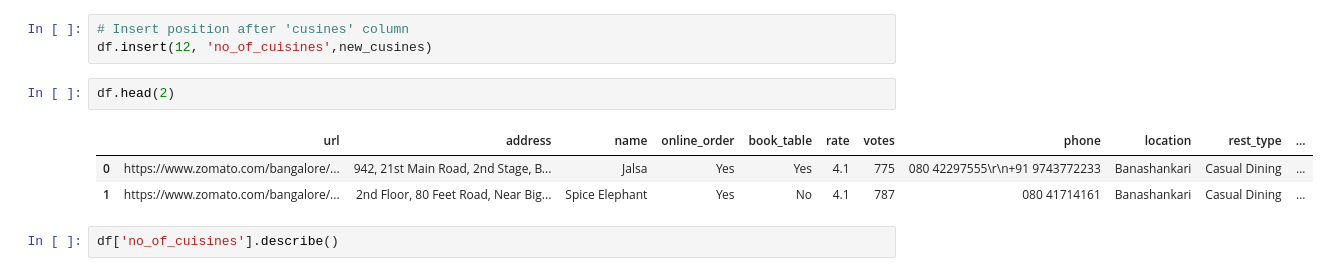
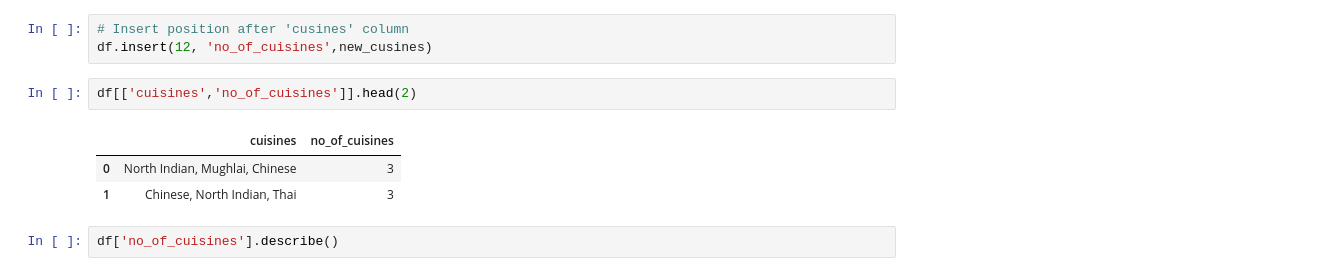
Before and after one commit to KrishKanojia/restaurant-rating-prediction, a Jupyter notebook: notebook/1. EDA RESTAURANT RATING.ipynb, the cells around one changed output. Saved outputs shown, nothing was run; the diff lists cells and outputs as text.

Commit message:
peformed EDA till list_in_type col

```diff
--- a/notebook/1. EDA RESTAURANT RATING.ipynb
+++ b/notebook/1. EDA RESTAURANT RATING.ipynb
@@ -229,11 +221,11 @@ new_cusines = new_cusines.apply(lambda x: len(x) if x is not None and isinstance
 # Insert position after 'cusines' column
 df.insert(12, 'no_of_cuisines',new_cusines)
 # %%
-df.head(2)
+df[['cuisines','no_of_cuisines']].head(2)
 # %% [output]
-|  | url | address | name | online_order | book_table | rate | votes | phone | location | rest_type | ... |
-| 0 | https://www.zomato.com/bangalore/... | 942, 21st Main Road, 2nd Stage, B... | Jalsa | Yes | Yes | 4.1 | 775 | 080 42297555\r\n+91 9743772233 | Banashankari | Casual Dining | ... |
-| 1 | https://www.zomato.com/bangalore/... | 2nd Floor, 80 Feet Road, Near Big... | Spice Elephant | Yes | No | 4.1 | 787 | 080 41714161 | Banashankari | Casual Dining | ... |
+|  | cuisines | no_of_cuisines |
+| 0 | North Indian, Mughlai, Chinese | 3 |
+| 1 | Chinese, North Indian, Thai | 3 |
 # %%
 df['no_of_cuisines'].describe()
 # %% [output]
```
Also changed, not shown: parts of 17 cells of this notebook.
